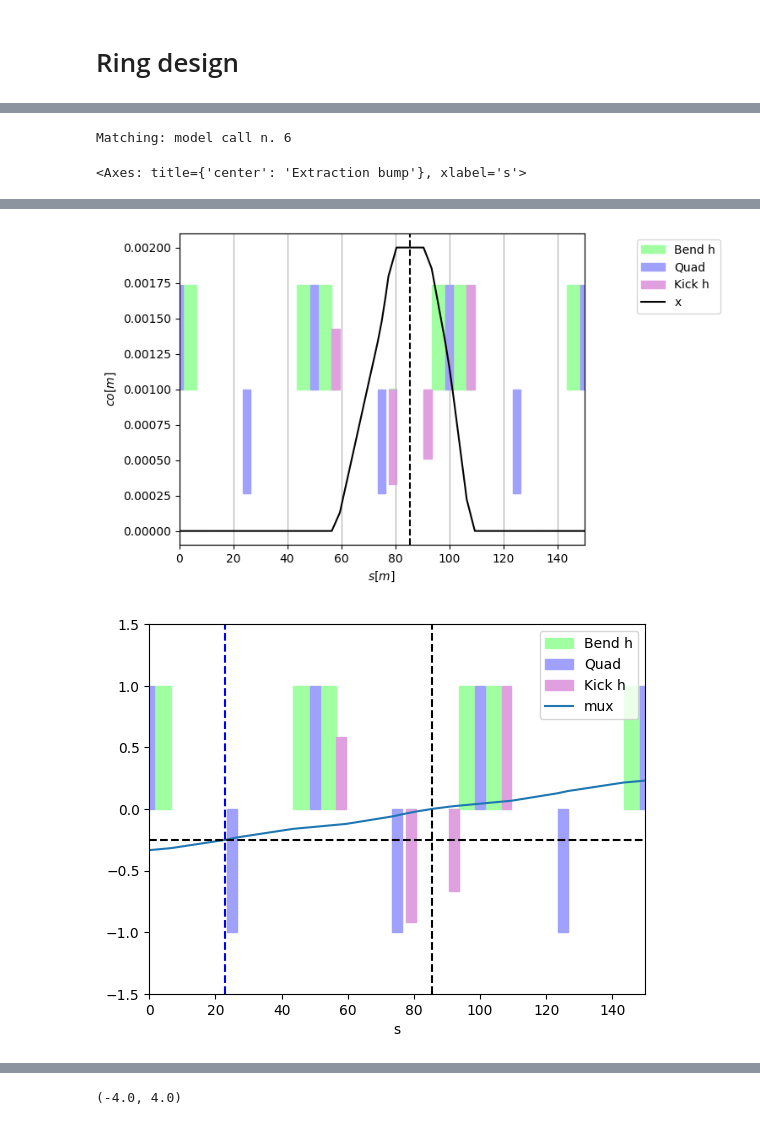
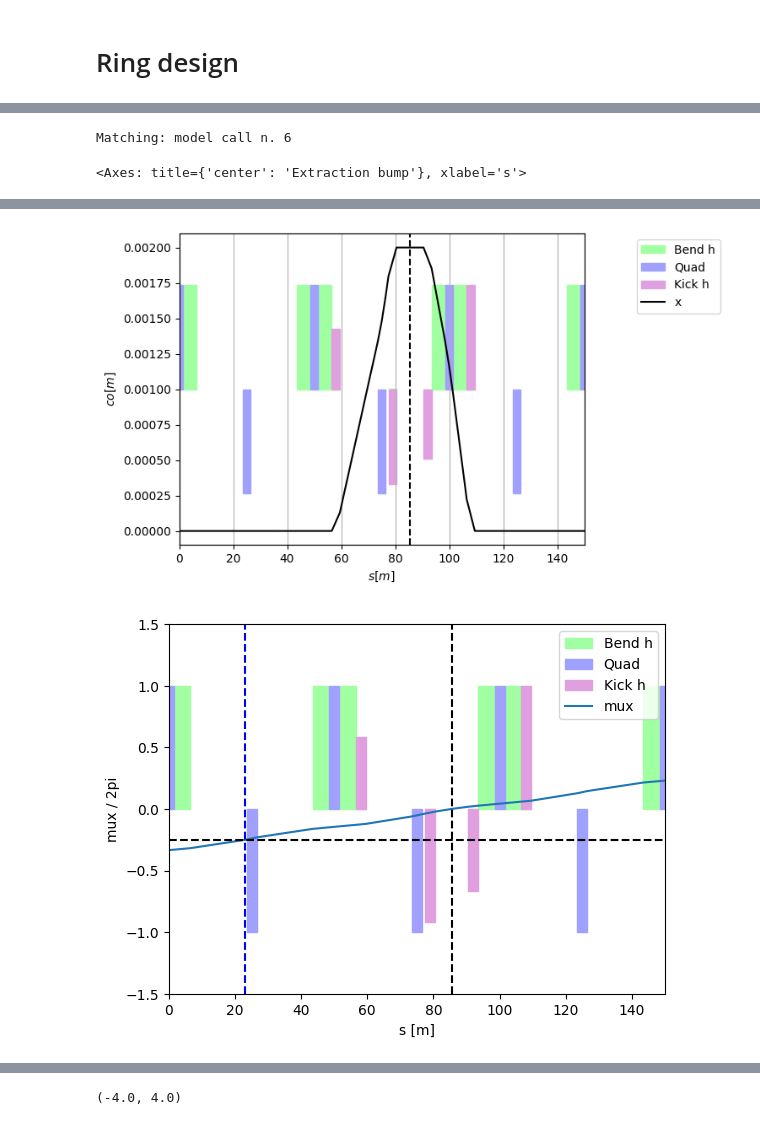
Before and after one commit to gornalexander/cas-beam-optics, a Jupyter notebook: line.ipynb, the cells around one changed output, grey strips where cells are left out. Saved outputs shown, nothing was run; the diff lists cells and outputs as text; code cells hidden in the pictures.

```diff
--- a/line.ipynb
+++ b/line.ipynb
@@ -179,34 +183,36 @@ tw.plot(yl='', ax=ax)
 twp.mux -= twp.loc['extrpt'].mux
 twp.plot(x='s', y='mux', ax=ax)
 ax.axhline(-0.25, color='black', linestyle='--')
 ax.axvline(twp.loc['extrkicker'].s, color='blue', linestyle='--')
 plt.axvline(twp.loc['extrpt'].s, color='black', linestyle='--')
 plt.xlim(0, 3*env['lsection'])
+plt.xlabel('s [m]')
+plt.ylabel('mux / 2pi')
 # plt.ylim(-20, 10)
 # plt.xlim(-env['lsection'], env['lsection'])
 
 
 env['bump_height'] = 2e-3
 tw = ring.twiss(method='4d').to_pandas()
 tw.index = tw['name']
 
 fig, ax = plt.subplots()
 ax.set_title('Extraction bump')
 for idx, row in tw.filter(like='hkick', axis=0).iterrows():
     ax.axvline(row['s'], color='red', linestyle='--')
 # for idx, row in tw.filter(like='q', axis=0).iterrows():
 #     ax.axvline(row['s'], color='green', linestyle='--')
 ax.axvline(tw.loc['extrpt'].s, color='black', linestyle='--')
 tw.plot(x='s', y='x', grid=True, xlim=(0, 3*env['lsection']), ax=ax)
 tw.plot(x='s', y='y', grid=True, xlim=(0, 3*env['lsection']), ax=ax)
 # %% [output]
 Matching: model call n. 6
 <Axes: title={'center': 'Extraction bump'}, xlabel='s'>
 [figure]
 [figure]
 [figure]
 [figure]
-[figure, old version]
+[figure, new version]
 [figure]
 # %%
 def get_beam(line):
```
Also changed, not shown: parts of 1 cell of this notebook.
